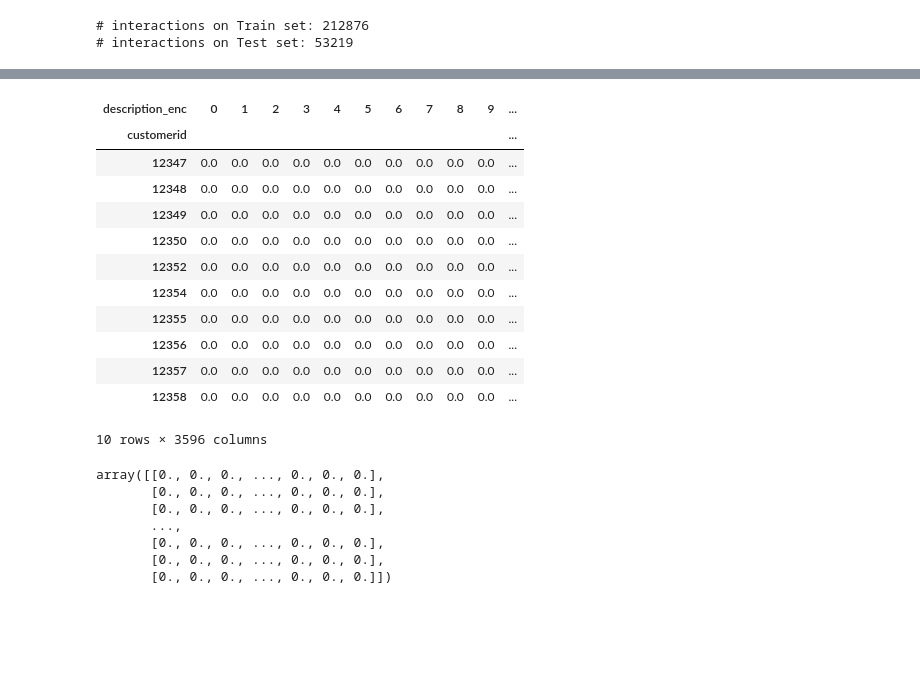
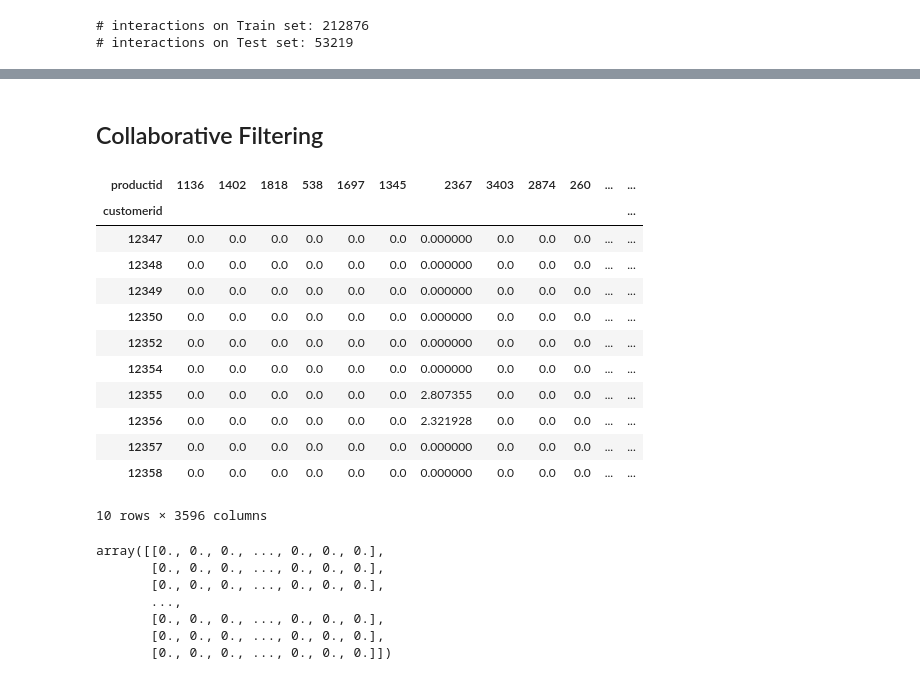
Before and after one commit to Aukerul-Shuvo/DAAS_Retail, a Jupyter notebook: notebook/Recommender System.ipynb, the cells around one changed output, grey strips where cells are left out. Saved outputs shown, nothing was run; the diff lists cells and outputs as text; code cells hidden in the pictures; blank space fills up the shorter version.

```diff
--- a/notebook/Recommender System.ipynb
+++ b/notebook/Recommender System.ipynb
@@ -50,7 +121,8 @@ cs_df.head(10)
 # %%
-users_interactions_count_df = cs_df.groupby(['customerid', 'description_enc']).size().groupby('customerid').size()
+users_interactions_count_df = interactions_df.groupby(['customerid', 'productid']).size().groupby('customerid').size()
 print('# users: %d' % len(users_interactions_count_df))
+
 users_with_enough_interactions_df = users_interactions_count_df[users_interactions_count_df >= 5].reset_index()[['customerid']]
-print('# users with at least 5 times shopping: %d' % len(users_with_enough_interactions_df))
+print('# users with at least 5 interactions: %d' % len(users_with_enough_interactions_df))
 # %% [output]
 # users: 4338
@@ -58,6 +148,6 @@ print('# users with at least 5 times shopping: %d' % len(users_with_enough_inter
 # %%
-print('# of interactions: %d' % len(cs_df))
-interactions_from_selected_users_df = cs_df.merge(users_with_enough_interactions_df,
+print('# of interactions: %d' % len(interactions_df))
+interactions_from_selected_users_df = interactions_df.merge(users_with_enough_interactions_df,
                how = 'right',
                left_on = 'customerid',
                right_on = 'customerid')
@@ -84,10 +168,10 @@ dtype: object
 def smooth_user_preference(x):
     return math.log(1+x, 2)
 
-
 interactions_full_df = interactions_from_selected_users_df \
-                    .groupby(['customerid', 'description_enc'])['quantity'].sum()\
+                    .groupby(['customerid', 'productid'])['quantity'].sum() \
                     .apply(smooth_user_preference).reset_index()
 print('# of unique user/item interactions: %d' % len(interactions_full_df))
+interactions_full_df = interactions_full_df[interactions_full_df['quantity']>0]
 interactions_full_df
 # %% [output]
@@ -107,0 +192,4 @@ interactions_full_df
+# %%
+is_multi = interactions_full_df["customerid"].value_counts() > 4
+interactions_full_df = interactions_full_df[interactions_full_df["customerid"].isin(is_multi[is_multi].index)]
+interactions_full_df
@@ -280,22 +415,24 @@ since Python 3.9 and will be removed in a subsequent version.
+# %% [markdown]
+## Collaborative Filtering
 # %%
 users_items_pivot_matrix_df = interactions_train_df.pivot(index='customerid',
-                                                          columns='description_enc',
+                                                          columns='productid',
                                                           values='quantity').fillna(0)
 
 users_items_pivot_matrix_df.head(10)
 # %% [output]
-| description_enc | 0 | 1 | 2 | 3 | 4 | 5 | 6 | 7 | 8 | 9 | ... |
-| customerid |  |  |  |  |  |  |  |  |  |  | ... |
-| 12347 | 0.0 | 0.0 | 0.0 | 0.0 | 0.0 | 0.0 | 0.0 | 0.0 | 0.0 | 0.0 | ... |
-| 12348 | 0.0 | 0.0 | 0.0 | 0.0 | 0.0 | 0.0 | 0.0 | 0.0 | 0.0 | 0.0 | ... |
-| 12349 | 0.0 | 0.0 | 0.0 | 0.0 | 0.0 | 0.0 | 0.0 | 0.0 | 0.0 | 0.0 | ... |
-| 12350 | 0.0 | 0.0 | 0.0 | 0.0 | 0.0 | 0.0 | 0.0 | 0.0 | 0.0 | 0.0 | ... |
-| 12352 | 0.0 | 0.0 | 0.0 | 0.0 | 0.0 | 0.0 | 0.0 | 0.0 | 0.0 | 0.0 | ... |
-| 12354 | 0.0 | 0.0 | 0.0 | 0.0 | 0.0 | 0.0 | 0.0 | 0.0 | 0.0 | 0.0 | ... |
-| 12355 | 0.0 | 0.0 | 0.0 | 0.0 | 0.0 | 0.0 | 0.0 | 0.0 | 0.0 | 0.0 | ... |
-| 12356 | 0.0 | 0.0 | 0.0 | 0.0 | 0.0 | 0.0 | 0.0 | 0.0 | 0.0 | 0.0 | ... |
-| 12357 | 0.0 | 0.0 | 0.0 | 0.0 | 0.0 | 0.0 | 0.0 | 0.0 | 0.0 | 0.0 | ... |
-| 12358 | 0.0 | 0.0 | 0.0 | 0.0 | 0.0 | 0.0 | 0.0 | 0.0 | 0.0 | 0.0 | ... |
+| productid | 1136 | 1402 | 1818 | 538 | 1697 | 1345 | 2367 | 3403 | 2874 | 260 | ... | ... |
+| customerid |  |  |  |  |  |  |  |  |  |  |  | ... |
+| 12347 | 0.0 | 0.0 | 0.0 | 0.0 | 0.0 | 0.0 | 0.000000 | 0.0 | 0.0 | 0.0 | ... | ... |
+| 12348 | 0.0 | 0.0 | 0.0 | 0.0 | 0.0 | 0.0 | 0.000000 | 0.0 | 0.0 | 0.0 | ... | ... |
+| 12349 | 0.0 | 0.0 | 0.0 | 0.0 | 0.0 | 0.0 | 0.000000 | 0.0 | 0.0 | 0.0 | ... | ... |
+| 12350 | 0.0 | 0.0 | 0.0 | 0.0 | 0.0 | 0.0 | 0.000000 | 0.0 | 0.0 | 0.0 | ... | ... |
+| 12352 | 0.0 | 0.0 | 0.0 | 0.0 | 0.0 | 0.0 | 0.000000 | 0.0 | 0.0 | 0.0 | ... | ... |
+| 12354 | 0.0 | 0.0 | 0.0 | 0.0 | 0.0 | 0.0 | 0.000000 | 0.0 | 0.0 | 0.0 | ... | ... |
+| 12355 | 0.0 | 0.0 | 0.0 | 0.0 | 0.0 | 0.0 | 2.807355 | 0.0 | 0.0 | 0.0 | ... | ... |
+| 12356 | 0.0 | 0.0 | 0.0 | 0.0 | 0.0 | 0.0 | 2.321928 | 0.0 | 0.0 | 0.0 | ... | ... |
+| 12357 | 0.0 | 0.0 | 0.0 | 0.0 | 0.0 | 0.0 | 0.000000 | 0.0 | 0.0 | 0.0 | ... | ... |
+| 12358 | 0.0 | 0.0 | 0.0 | 0.0 | 0.0 | 0.0 | 0.000000 | 0.0 | 0.0 | 0.0 | ... | ... |
 10 rows × 3596 columns
 # %%
 users_items_pivot_matrix = users_items_pivot_matrix_df.values
```
Also changed, not shown: parts of 38 cells of this notebook, 1 other file.
